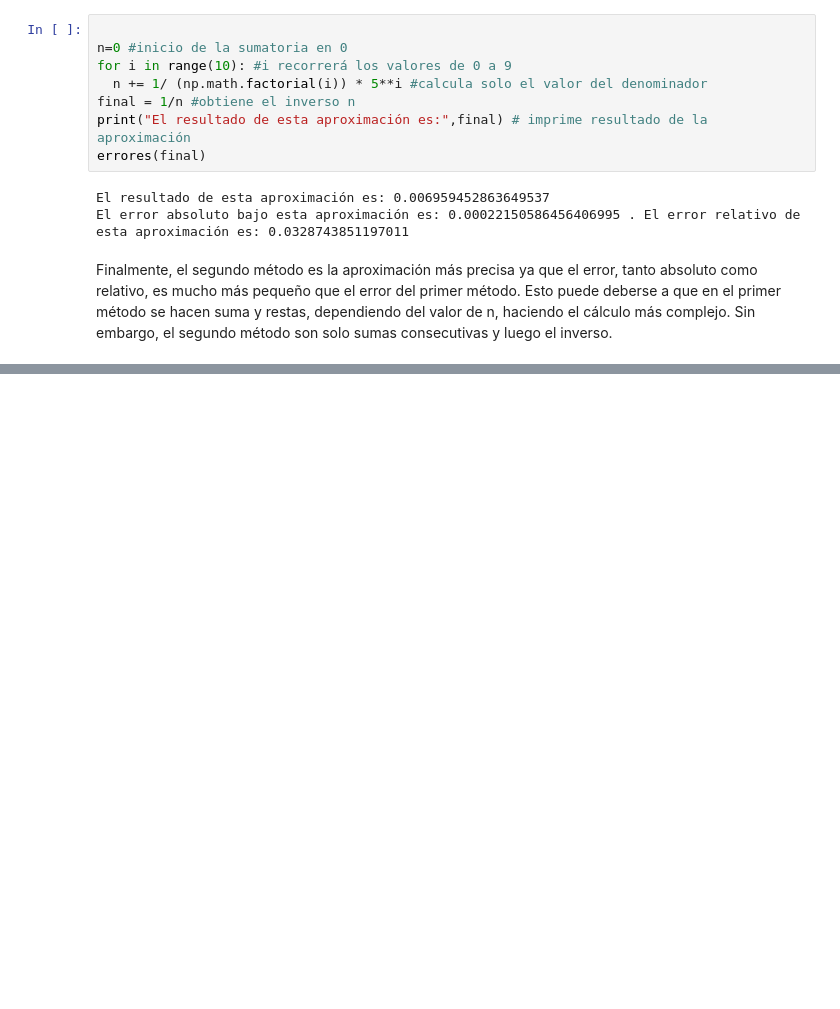
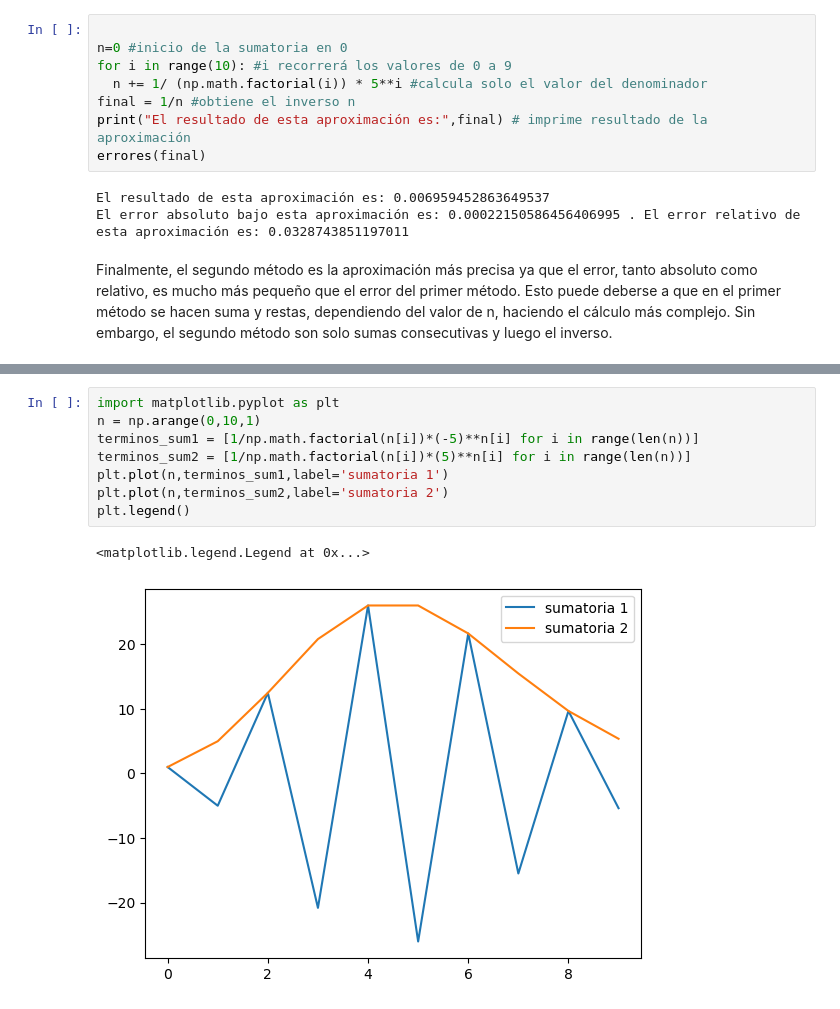
Before and after one commit to ConstansaLS/tareas, a Jupyter notebook: tarea2.ipynb, the cells around one changed output, grey strips where cells are left out. Cells and saved outputs as stored; diff of their text form; blank space fills up the shorter version.

```diff
--- a/tarea2.ipynb
+++ b/tarea2.ipynb
@@ -39,0 +44,11 @@ Esto puede deberse a que en el primer método se hacen suma y restas, dependiend
+# %%
+import matplotlib.pyplot as plt
+n = np.arange(0,10,1)
+terminos_sum1 = [1/np.math.factorial(n[i])*(-5)**n[i] for i in range(len(n))]
+terminos_sum2 = [1/np.math.factorial(n[i])*(5)**n[i] for i in range(len(n))]
+plt.plot(n,terminos_sum1,label='sumatoria 1')
+plt.plot(n,terminos_sum2,label='sumatoria 2')
+plt.legend()
+# %% [output]
+<matplotlib.legend.Legend at 0x...>
+[figure, added]
```
Also changed, not shown: parts of 4 cells of this notebook.
